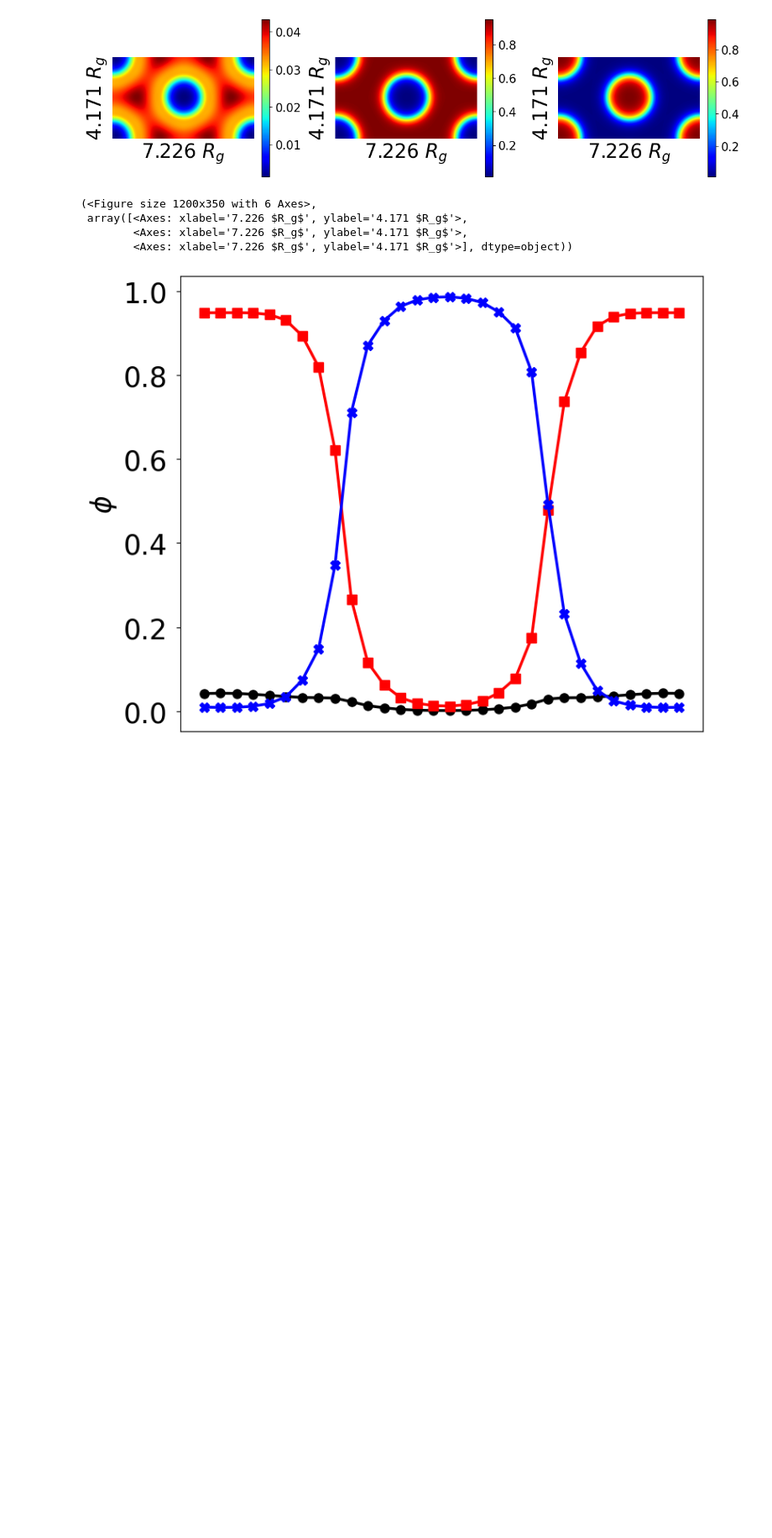
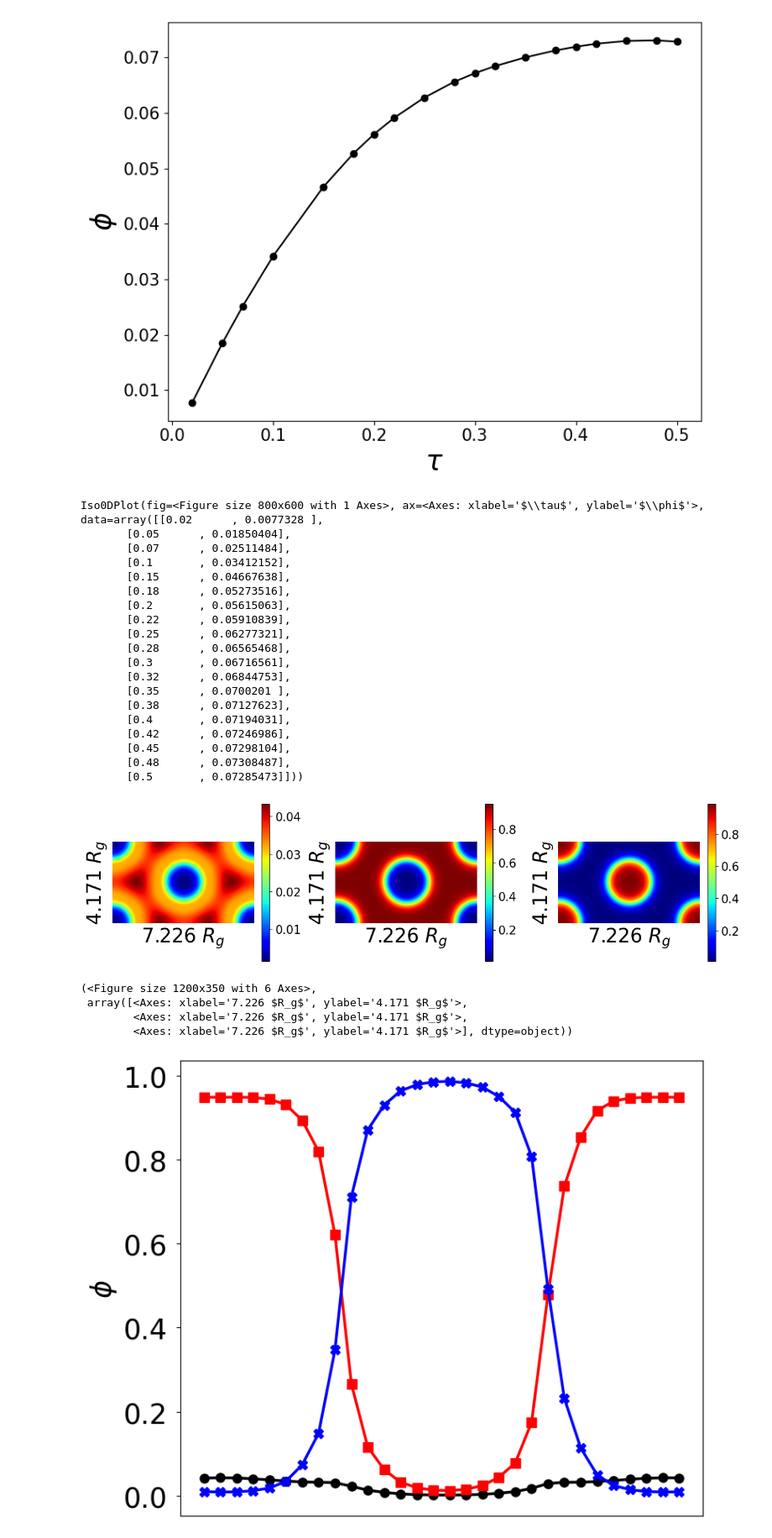
Before and after one commit to KangruiYuan/SimuBox, a Jupyter notebook: demos/scripts.ipynb, the cells around one changed output. Shown at 84% size. Saved outputs shown, nothing was run; the diff lists cells and outputs as text; code cells hidden in the pictures; blank space fills up the shorter version.

```diff
--- a/demos/scripts.ipynb
+++ b/demos/scripts.ipynb
@@ -11,3 +12,28 @@ import numpy as np
+# %%
+path = Path(r"C:\Users\Alkaid\Desktop\fA=0.30,XN=30")
+folders = list(path.iterdir())
+iso0D(paths=folders, labels="tau", filename="block.bin", point=[0,0.6])
+# %% [output]
+[figure, added]
+Iso0DPlot(fig=<Figure size 800x600 with 1 Axes>, ax=<Axes: xlabel='$\\tau$', ylabel='$\\phi$'>, data=array([[0.02      , 0.0077328 ],
+       [0.05      , 0.01850404],
+       [0.07      , 0.02511484],
+       [0.1       , 0.03412152],
+       [0.15      , 0.04667638],
+       [0.18      , 0.05273516],
+       [0.2       , 0.05615063],
+       [0.22      , 0.05910839],
+       [0.25      , 0.06277321],
+       [0.28      , 0.06565468],
+       [0.3       , 0.06716561],
+       [0.32      , 0.06844753],
+       [0.35      , 0.0700201 ],
+       [0.38      , 0.07127623],
+       [0.4       , 0.07194031],
+       [0.42      , 0.07246986],
+       [0.45      , 0.07298104],
+       [0.48      , 0.07308487],
+       [0.5       , 0.07285473]]))
 # %%
 path = check_filepath("./datasets/density/bin_block", filename="block.txt", )
 des = read_density(path)
```
Also changed, not shown: parts of 1 cell of this notebook, 4 other files.
